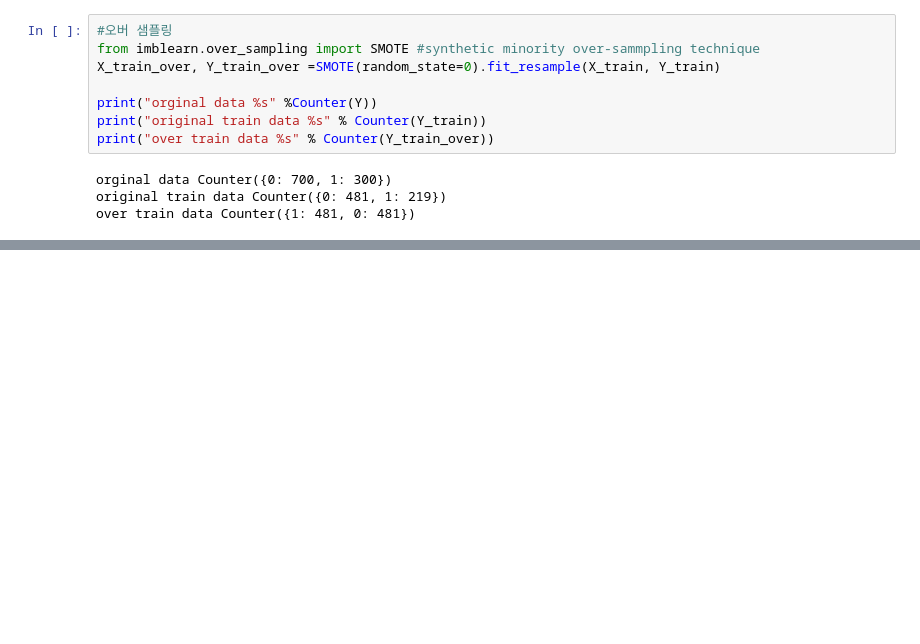
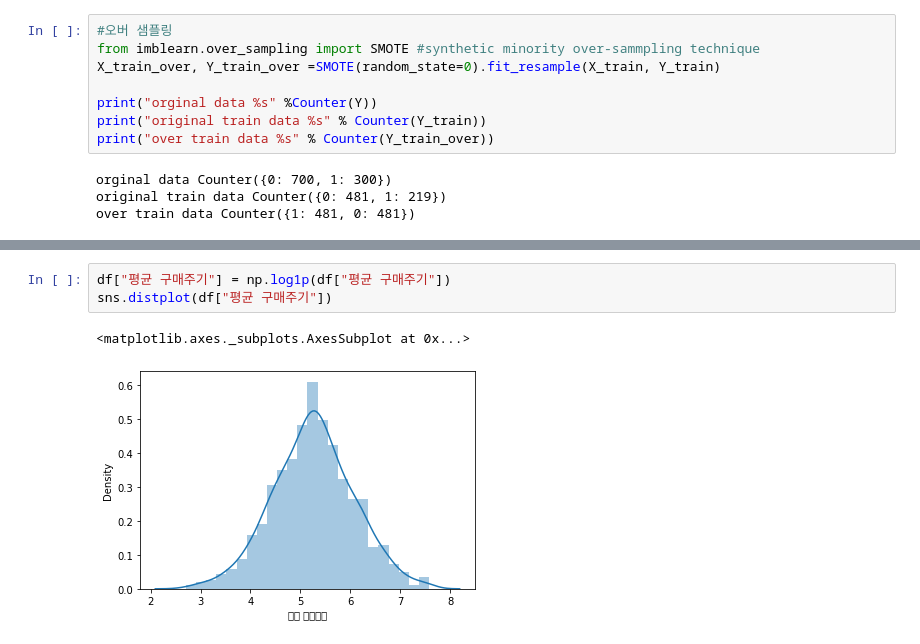
Before and after one commit to Fundkdh/algorithm-2022, a Jupyter notebook: python_practice2.ipynb, the cells around one changed output, grey strips where cells are left out. Drawn from its saved outputs; the diff is of its cells as text; blank space fills up the shorter version.

```diff
--- a/python_practice2.ipynb
+++ b/python_practice2.ipynb
@@ -247,0 +286,6 @@ over train data Counter({1: 481, 0: 481})
+# %%
+df["평균 구매주기"] = np.log1p(df["평균 구매주기"])
+sns.distplot(df["평균 구매주기"])
+# %% [output]
+<matplotlib.axes._subplots.AxesSubplot at 0x...>
+[figure, added]
```
Also changed, not shown: parts of 22 cells of this notebook.
